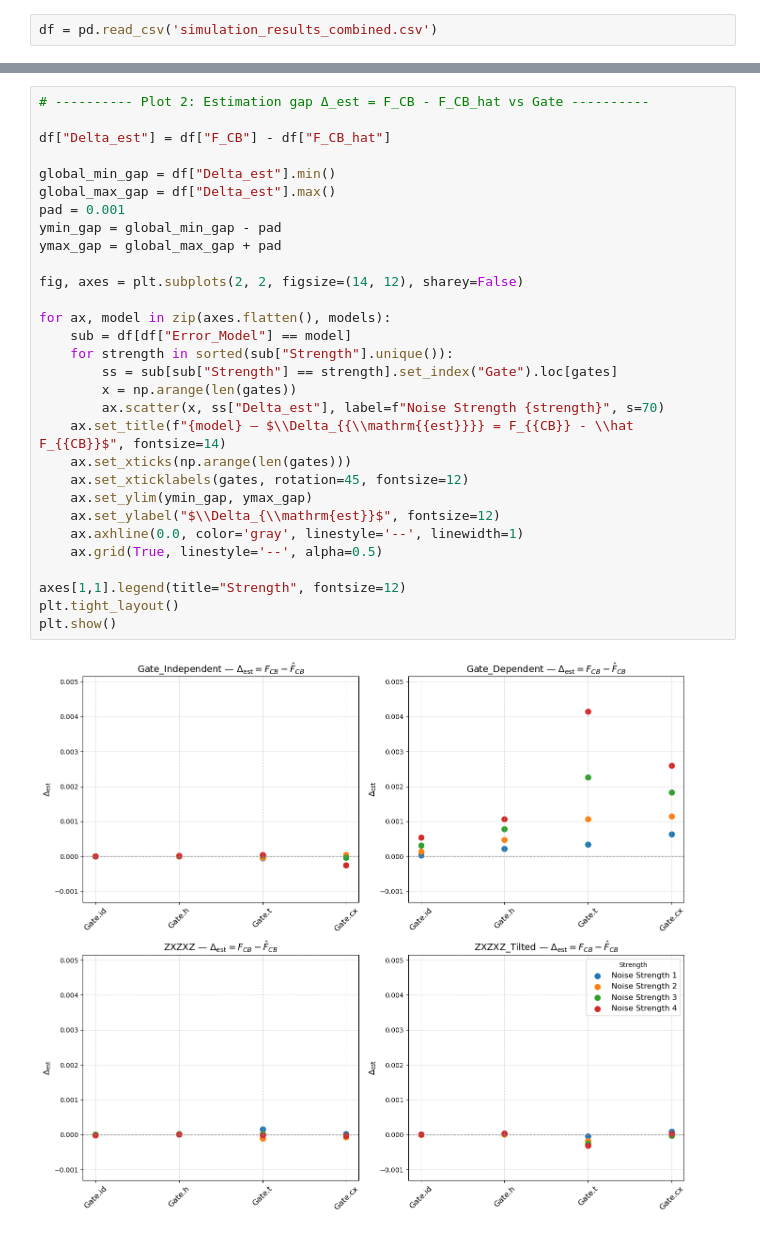
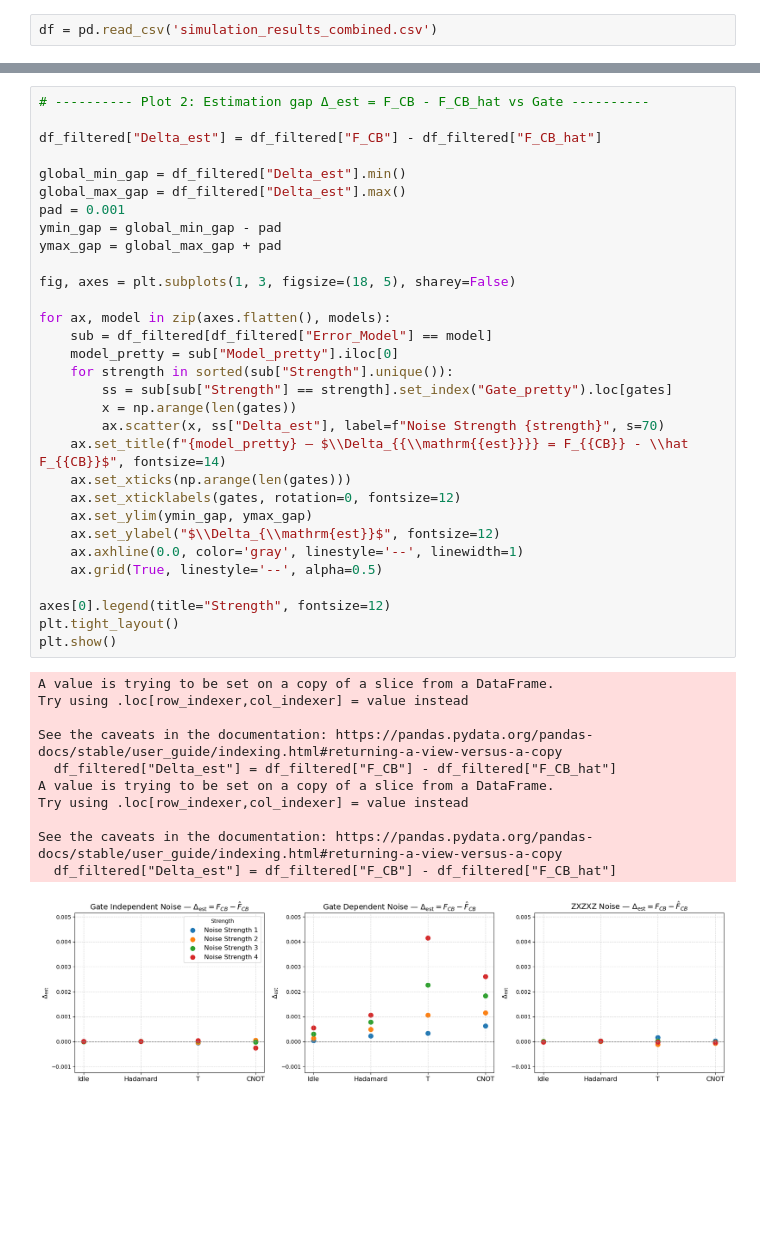
Before and after one commit to DaneshMorales/trueQ, a Jupyter notebook: cb-gauge-numerics/plots copy.ipynb, the cells around one changed output, grey strips where cells are left out. Cells and saved outputs as stored; diff of their text form; blank space fills up the shorter version.

```diff
--- a/cb-gauge-numerics/plots copy.ipynb
+++ b/cb-gauge-numerics/plots copy.ipynb
@@ -43,35 +59,46 @@ plt.show()
 # %%
 # ---------- Plot 2: Estimation gap Δ_est = F_CB - F_CB_hat vs Gate ----------
 
-df["Delta_est"] = df["F_CB"] - df["F_CB_hat"]
+df_filtered["Delta_est"] = df_filtered["F_CB"] - df_filtered["F_CB_hat"]
 
-global_min_gap = df["Delta_est"].min()
-global_max_gap = df["Delta_est"].max()
+global_min_gap = df_filtered["Delta_est"].min()
+global_max_gap = df_filtered["Delta_est"].max()
 pad = 0.001
 ymin_gap = global_min_gap - pad
 ymax_gap = global_max_gap + pad
 
-fig, axes = plt.subplots(2, 2, figsize=(14, 12), sharey=False)
+fig, axes = plt.subplots(1, 3, figsize=(18, 5), sharey=False)
 
 for ax, model in zip(axes.flatten(), models):
-    sub = df[df["Error_Model"] == model]
+    sub = df_filtered[df_filtered["Error_Model"] == model]
+    model_pretty = sub["Model_pretty"].iloc[0]
     for strength in sorted(sub["Strength"].unique()):
-        ss = sub[sub["Strength"] == strength].set_index("Gate").loc[gates]
+        ss = sub[sub["Strength"] == strength].set_index("Gate_pretty").loc[gates]
         x = np.arange(len(gates))
         ax.scatter(x, ss["Delta_est"], label=f"Noise Strength {strength}", s=70)
-    ax.set_title(f"{model} — $\\Delta_{{\\mathrm{{est}}}} = F_{{CB}} - \\hat F_{{CB}}$", fontsize=14)
+    ax.set_title(f"{model_pretty} — $\\Delta_{{\\mathrm{{est}}}} = F_{{CB}} - \\hat F_{{CB}}$", fontsize=14)
     ax.set_xticks(np.arange(len(gates)))
-    ax.set_xticklabels(gates, rotation=45, fontsize=12)
+    ax.set_xticklabels(gates, rotation=0, fontsize=12)
     ax.set_ylim(ymin_gap, ymax_gap)
     ax.set_ylabel("$\\Delta_{\\mathrm{est}}$", fontsize=12)
     ax.axhline(0.0, color='gray', linestyle='--', linewidth=1)
     ax.grid(True, linestyle='--', alpha=0.5)
 
-axes[1,1].legend(title="Strength", fontsize=12)
+axes[0].legend(title="Strength", fontsize=12)
 plt.tight_layout()
 plt.show()
 # %% [output]
+A value is trying to be set on a copy of a slice from a DataFrame.
+Try using .loc[row_indexer,col_indexer] = value instead
+
+See the caveats in the documentation: https://pandas.pydata.org/pandas-docs/stable/user_guide/indexing.html#returning-a-view-versus-a-copy
+  df_filtered["Delta_est"] = df_filtered["F_CB"] - df_filtered["F_CB_hat"]
+A value is trying to be set on a copy of a slice from a DataFrame.
+Try using .loc[row_indexer,col_indexer] = value instead
+
+See the caveats in the documentation: https://pandas.pydata.org/pandas-docs/stable/user_guide/indexing.html#returning-a-view-versus-a-copy
+  df_filtered["Delta_est"] = df_filtered["F_CB"] - df_filtered["F_CB_hat"]
-[figure, old version]
+[figure, new version]
 # %%
 
 # ---------- Plot 3: Gauge correction gap Δ_gauge = F_CB - F_SCG vs Gate ----------
```
Also changed, not shown: parts of 10 cells of this notebook, 8 other files.
